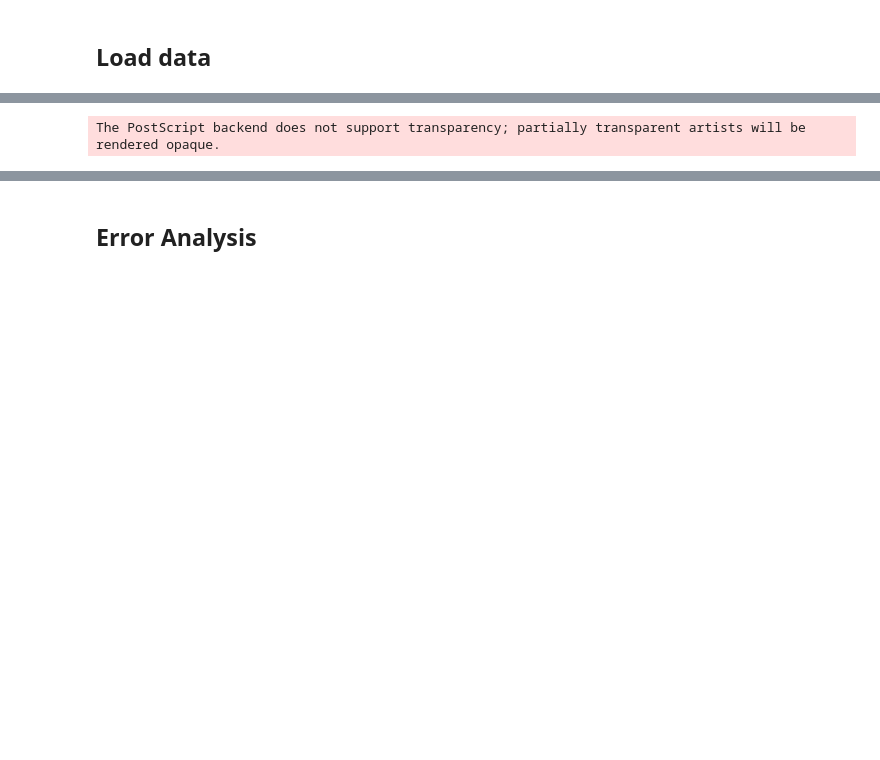
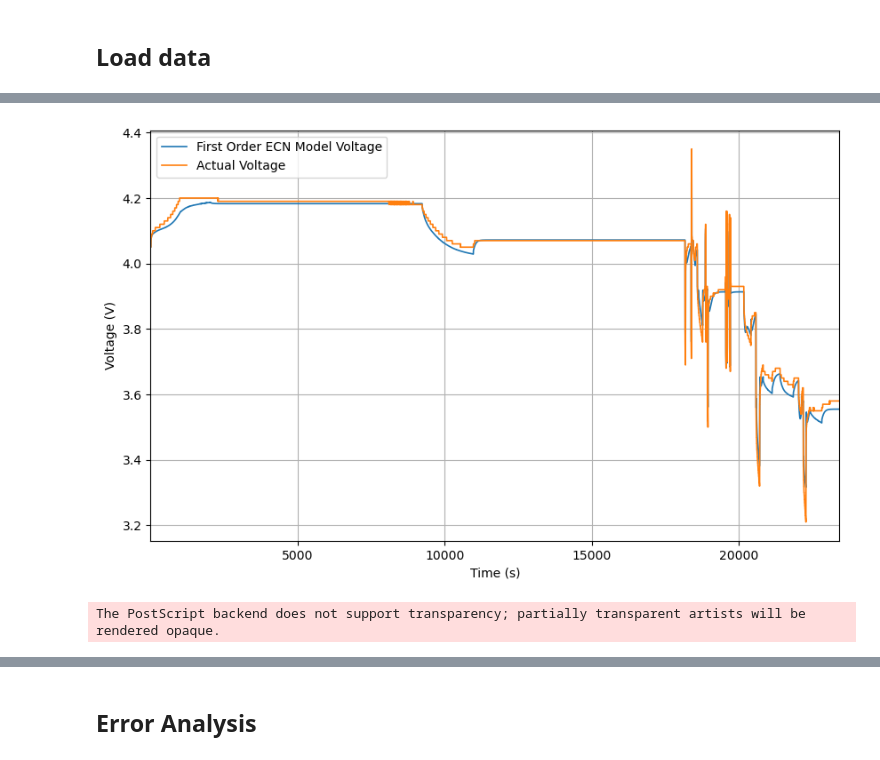
Before and after one commit to sunfanyi/modelling-of-lithium-ion-batteries, a Jupyter notebook: part_2d.ipynb, the cells around one changed output, grey strips where cells are left out. Saved outputs shown, nothing was run; the diff lists cells and outputs as text; code cells hidden in the pictures; blank space fills up the shorter version.

```diff
--- a/part_2d.ipynb
+++ b/part_2d.ipynb
@@ -61,10 +61,11 @@ def fit_C1(I=None, z=None, T=None):
 V_pred = first_order_ECN(t, I, T, V_actual, ref_OCV, ref_SOC,
                          fit_R0, fit_R1, fit_C1)
 # %%
-%matplotlib notebook
+# %matplotlib notebook
+%matplotlib inline
 fig, ax = plt.subplots(figsize=(10, 6))
 ax.plot(t, V_pred, label='First Order ECN Model Voltage', linewidth=1.2)
-ax.plot(t, V_actual, '--', label='Actual Voltage', linewidth=1.2)
+ax.plot(t, V_actual, label='Actual Voltage', linewidth=1.2)
 ax.legend()
 ax.set_xlim([t[0], t[-1]])
 ax.set_xlabel('Time (s)')
@@ -79,2 +78,3 @@ fig.savefig('Figures/Part 2/2d_model.eps', format='eps')
+[figure, added]
 The PostScript backend does not support transparency; partially transparent artists will be rendered opaque.
 # %%
```
Also changed, not shown: parts of 3 cells of this notebook, 42 other files.
